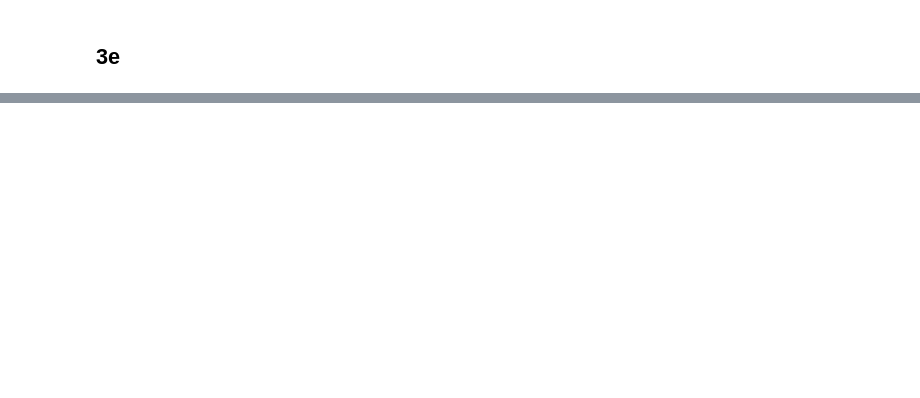
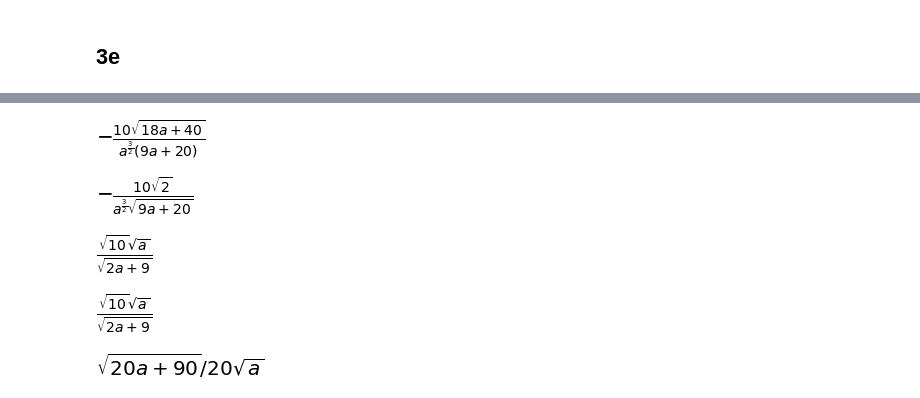
Before and after one commit to jonduan/Economics_note, a Jupyter notebook: math/ECON350/350/6 envelope theorem.ipynb, the cells around one changed output, grey strips where cells are left out. Drawn from its saved outputs; the diff is of its cells as text; code cells hidden in the pictures; blank space fills up the shorter version.

```diff
--- a/math/ECON350/350/6 envelope theorem.ipynb
+++ b/math/ECON350/350/6 envelope theorem.ipynb
@@ -279,13 +338,23 @@ La
 # %%
-La.subs({lam:sol2[1][lam],x1:sol2[1][x1]})
+La.subs({lam:sol2[0][lam],x1:sol2[0][x1]})
+# %% [output]
+[figure, added]
 # %%
-sym.simplify(La.subs({lam:sol2[1][lam],x1:sol2[1][x1]}))
+sym.simplify(La.subs({lam:sol2[0][lam],x1:sol2[0][x1]}))
+# %% [output]
+[figure, added]
 # %%
-sol1[1][x1]
+sol1[0][x1]
+# %% [output]
+[figure, added]
 # %%
-sym.simplify(sol1[1][x1])
+sym.simplify(sol1[0][x1])
+# %% [output]
+[figure, added]
 # %%
-sol1[1][lam]
+sol1[0][lam]
+# %% [output]
+[figure, added]
 # %%
 delta = 0.025
 x = np.arange(-3.0, 3.0, delta)
```
Also changed, not shown: parts of 30 cells of this notebook, 8 other files.
